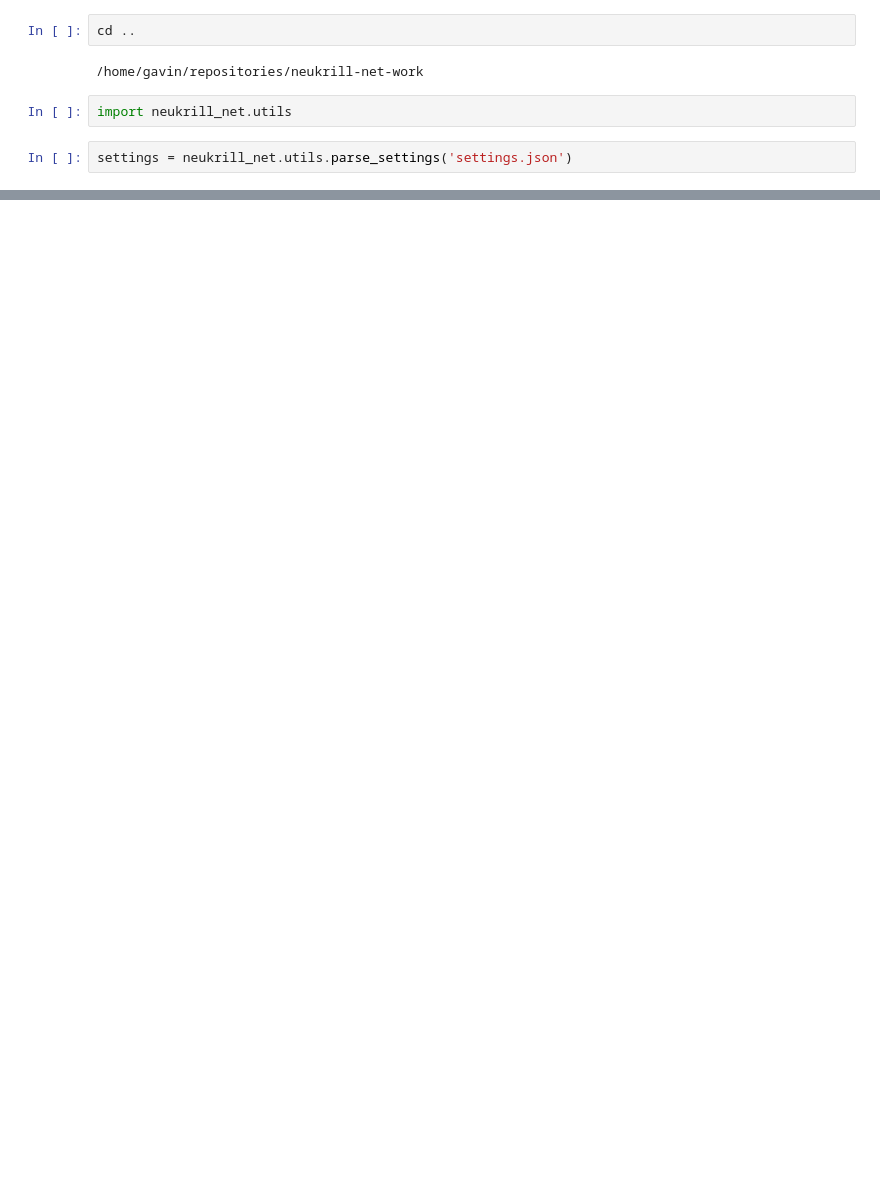
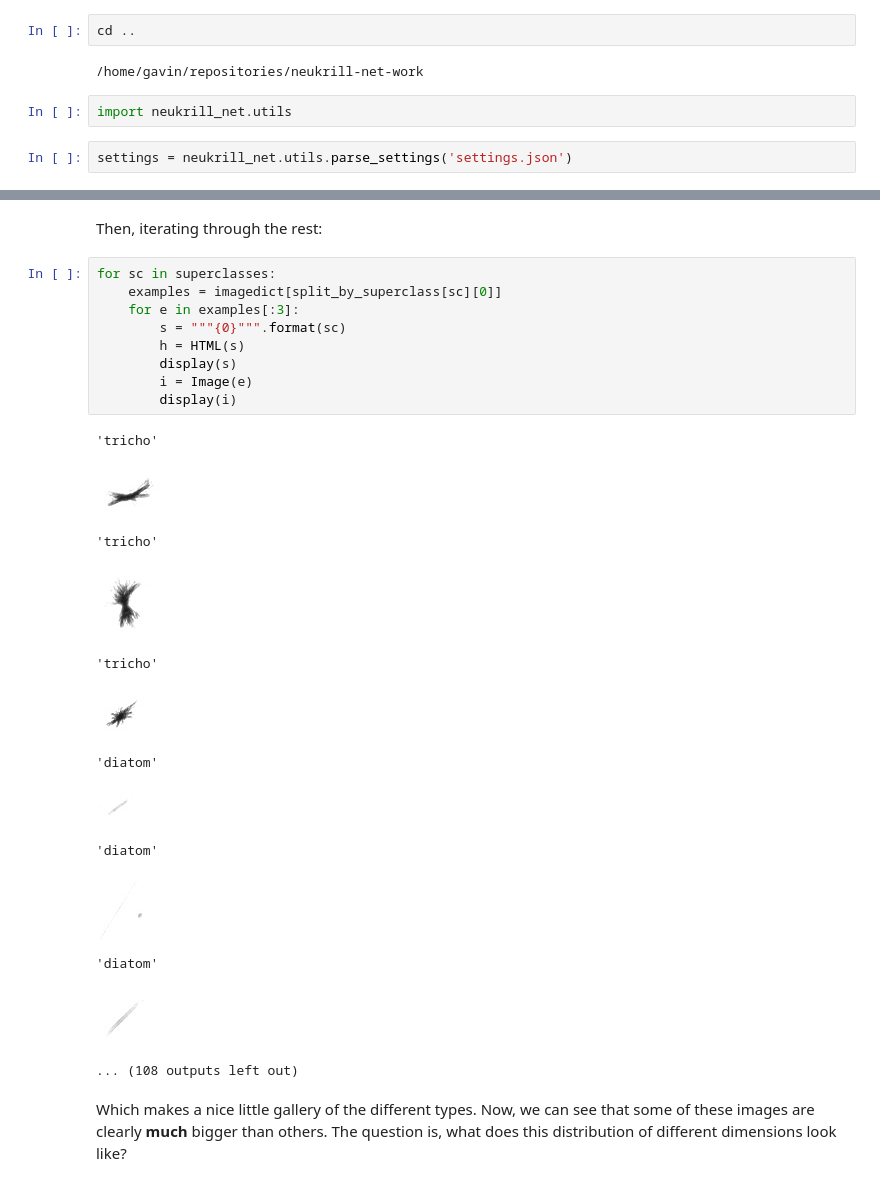
Before and after one commit to Neuroglycerin/neukrill-net-work, a Jupyter notebook: notebooks/Image Characteristics.ipynb, the cells around one changed output, grey strips where cells are left out. Saved outputs shown, nothing was run; the diff lists cells and outputs as text; blank space fills up the shorter version.

```diff
--- a/notebooks/Image Characteristics.ipynb
+++ b/notebooks/Image Characteristics.ipynb
@@ -44,0 +136,29 @@ settings = neukrill_net.utils.parse_settings('settings.json')
+# %% [markdown]
+Then, iterating through the rest:
+# %%
+for sc in superclasses:
+    examples = imagedict[split_by_superclass[sc][0]]
+    for e in examples[:3]:
+        s = """{0}""".format(sc)
+        h = HTML(s)
+        display(s)
+        i = Image(e)
+        display(i)
+# %% [output]
+'tricho'
+[figure, added]
+'tricho'
+[figure, added]
+'tricho'
+[figure, added]
+'diatom'
+[figure, added]
+'diatom'
+[figure, added]
+'diatom'
+[figure, added]
+... (108 outputs left out)
+# %% [markdown]
+Which makes a nice little gallery of the different types.
+Now, we can see that some of these images are clearly __much__ bigger than others.
+The question is, what does this distribution of different dimensions look like?
```
Also changed, not shown: parts of 33 cells of this notebook.
